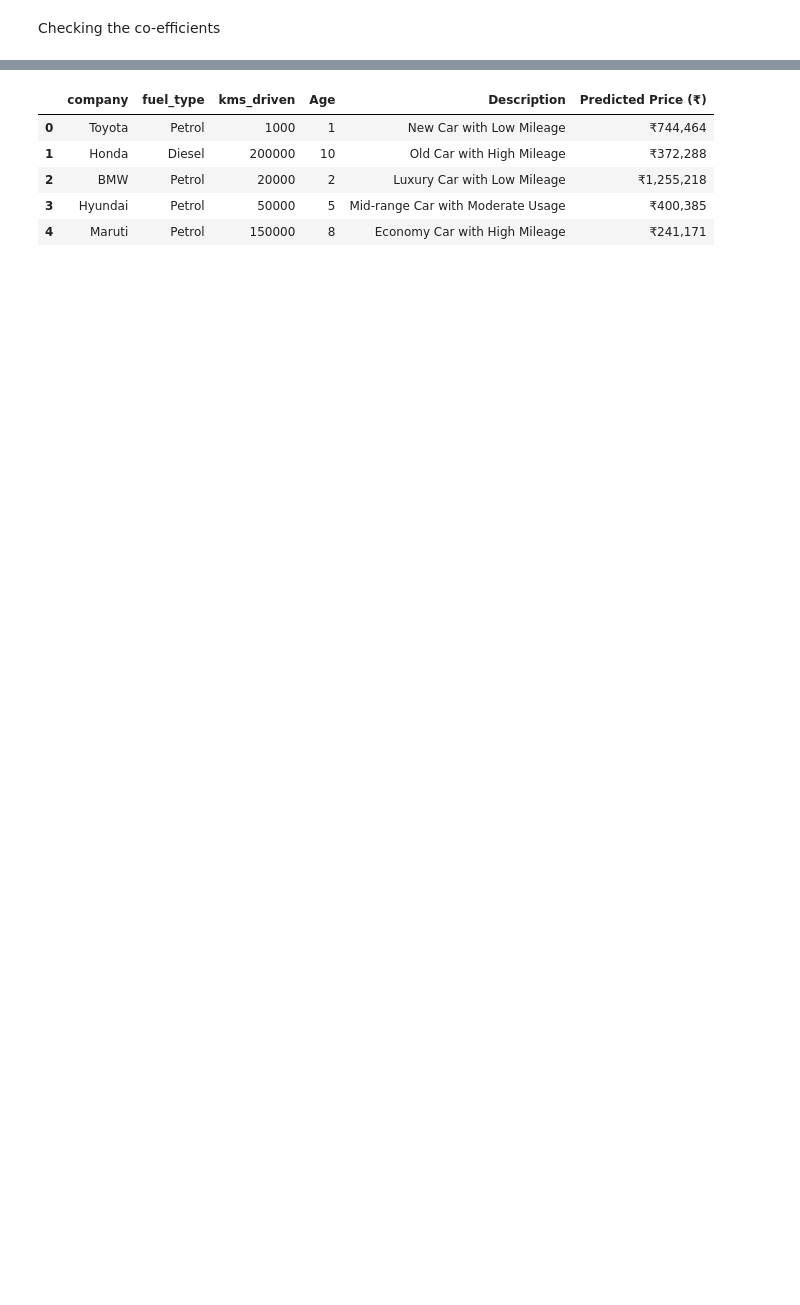
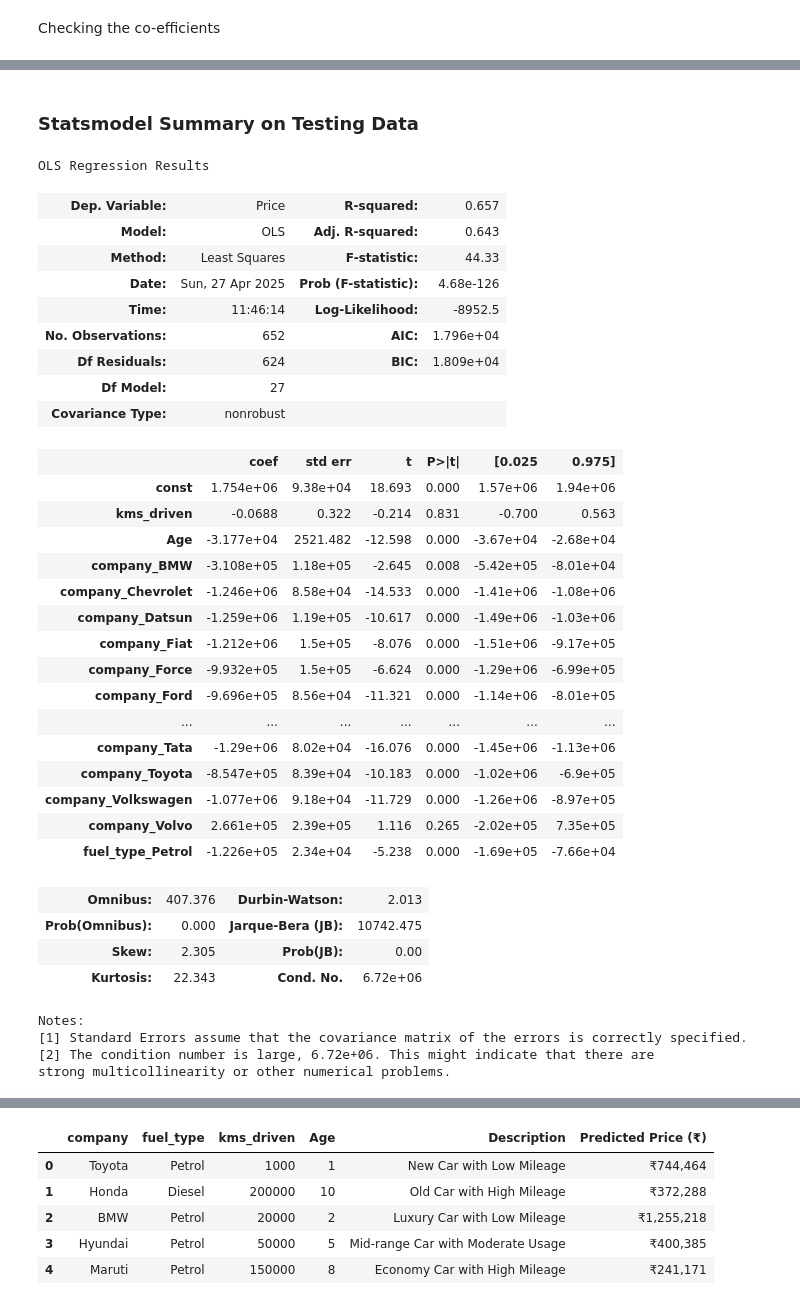
Before and after one commit to MrJ-2k04/MCA-Sem-2-Project, a Jupyter notebook: 3) Regression_Model.ipynb, the cells around one changed output, grey strips where cells are left out. Drawn from its saved outputs; the diff is of its cells as text; code cells hidden in the pictures; blank space fills up the shorter version.

```diff
--- a/3) Regression_Model.ipynb
+++ b/3) Regression_Model.ipynb
@@ -296 +281,40 @@ coef_df
+# %% [markdown]
+### Statsmodel Summary on Testing Data
+# %%
+model_sm.summary()
+# %% [output]
+OLS Regression Results
+| Dep. Variable: | Price | R-squared: | 0.657 |
+| Model: | OLS | Adj. R-squared: | 0.643 |
+| Method: | Least Squares | F-statistic: | 44.33 |
+| Date: | Sun, 27 Apr 2025 | Prob (F-statistic): | 4.68e-126 |
+| Time: | 11:46:14 | Log-Likelihood: | -8952.5 |
+| No. Observations: | 652 | AIC: | 1.796e+04 |
+| Df Residuals: | 624 | BIC: | 1.809e+04 |
+| Df Model: | 27 |  |  |
+| Covariance Type: | nonrobust |  |  |
+|  | coef | std err | t | P>|t| | [0.025 | 0.975] |
+| const | 1.754e+06 | 9.38e+04 | 18.693 | 0.000 | 1.57e+06 | 1.94e+06 |
+| kms_driven | -0.0688 | 0.322 | -0.214 | 0.831 | -0.700 | 0.563 |
+| Age | -3.177e+04 | 2521.482 | -12.598 | 0.000 | -3.67e+04 | -2.68e+04 |
+| company_BMW | -3.108e+05 | 1.18e+05 | -2.645 | 0.008 | -5.42e+05 | -8.01e+04 |
+| company_Chevrolet | -1.246e+06 | 8.58e+04 | -14.533 | 0.000 | -1.41e+06 | -1.08e+06 |
+| company_Datsun | -1.259e+06 | 1.19e+05 | -10.617 | 0.000 | -1.49e+06 | -1.03e+06 |
+| company_Fiat | -1.212e+06 | 1.5e+05 | -8.076 | 0.000 | -1.51e+06 | -9.17e+05 |
+| company_Force | -9.932e+05 | 1.5e+05 | -6.624 | 0.000 | -1.29e+06 | -6.99e+05 |
+| company_Ford | -9.696e+05 | 8.56e+04 | -11.321 | 0.000 | -1.14e+06 | -8.01e+05 |
+| ... | ... | ... | ... | ... | ... | ... |
+| company_Tata | -1.29e+06 | 8.02e+04 | -16.076 | 0.000 | -1.45e+06 | -1.13e+06 |
+| company_Toyota | -8.547e+05 | 8.39e+04 | -10.183 | 0.000 | -1.02e+06 | -6.9e+05 |
+| company_Volkswagen | -1.077e+06 | 9.18e+04 | -11.729 | 0.000 | -1.26e+06 | -8.97e+05 |
+| company_Volvo | 2.661e+05 | 2.39e+05 | 1.116 | 0.265 | -2.02e+05 | 7.35e+05 |
+| fuel_type_Petrol | -1.226e+05 | 2.34e+04 | -5.238 | 0.000 | -1.69e+05 | -7.66e+04 |
+| Omnibus: | 407.376 | Durbin-Watson: | 2.013 |
+| Prob(Omnibus): | 0.000 | Jarque-Bera (JB): | 10742.475 |
+| Skew: | 2.305 | Prob(JB): | 0.00 |
+| Kurtosis: | 22.343 | Cond. No. | 6.72e+06 |
+Notes:
+[1] Standard Errors assume that the covariance matrix of the errors is correctly specified.
+[2] The condition number is large, 6.72e+06. This might indicate that there are
+strong multicollinearity or other numerical problems.
 # %% [markdown]
```
Also changed, not shown: parts of 15 cells of this notebook.
